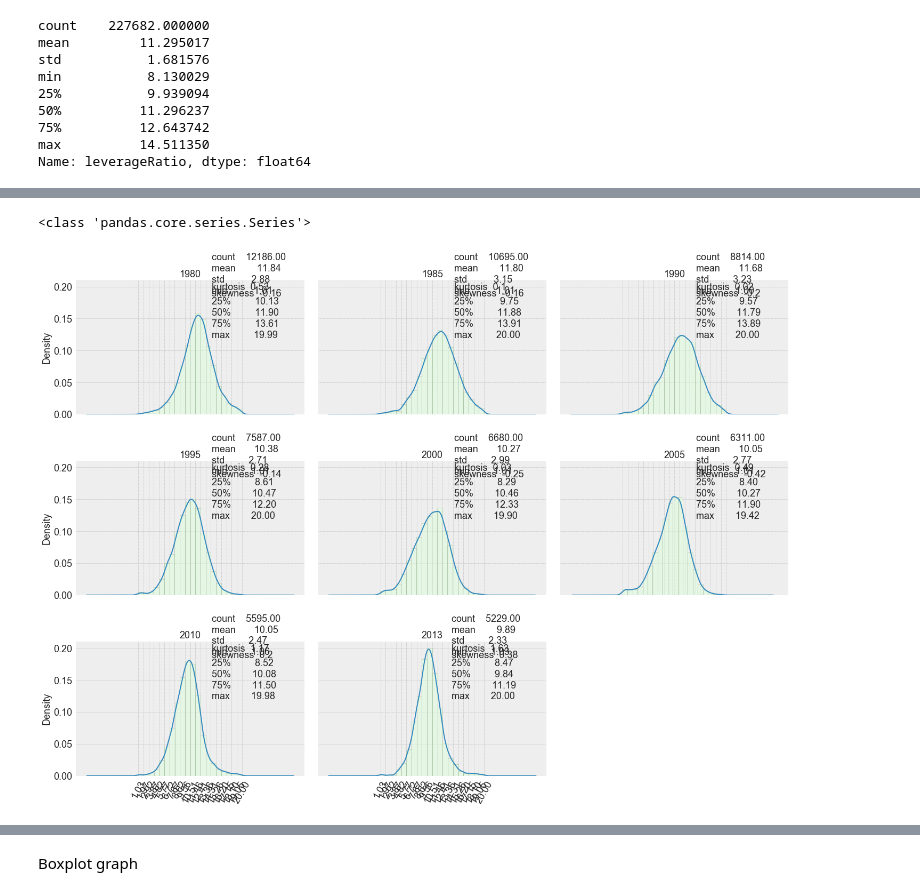
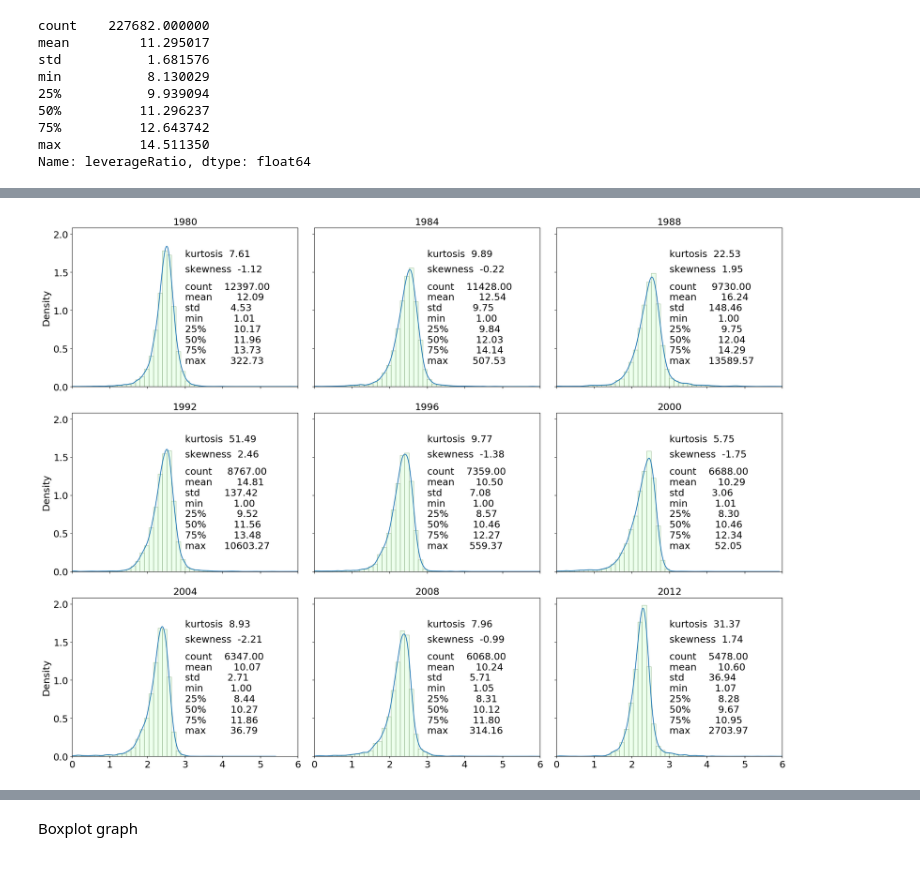
Before and after one commit to Alex-Telonic/BachelorThesisASch, a Jupyter notebook: LeverageDistribution.ipynb, the cells around one changed output, grey strips where cells are left out. Drawn from its saved outputs; the diff is of its cells as text; code cells hidden in the pictures.

```diff
--- a/LeverageDistribution.ipynb
+++ b/LeverageDistribution.ipynb
@@ -28,7 +28,7 @@ SMALL_SIZE = 8
 MEDIUM_SIZE = 10
 BIGGER_SIZE = 18
 
-plt.style.use('bmh')
+plt.style.use('default')
 
 
 plt.rcParams['font.size']=BIGGER_SIZE          # controls default text sizes
@@ -123,16 +123,17 @@ df_all_new = df_all.reset_index(level="year")
 print(df_all_new.leverageRatio.describe())
 df_all_new[df_all_new.year==1980]
 df_test_data = df_all_new.copy()
-df_test_data.leverageRatio = np.log(df_test_data.leverageRatio)
+df_test_data.leverageRatio = df_test_data.leverageRatio
 #fig, ax = plt.subplots()
 #plt.xticks(bins, rotation=60)
 ax = plt.gca()
 ax.set_title("Leverage distribution in 1980")
 ax.set_ylabel("Frequency normed to 1")
 ax.set_xlabel("Leverage")
-n, bins, patches = plt.hist(df_test_data.leverageRatio, bins=50, range=(0,5), density=True, edgecolor="#6A9662",color="#DDFFDD")
+n, bins, patches = plt.hist(np.log(df_test_data.leverageRatio), bins=80, density=True, edgecolor="#6A9662",color="#DDFFDD")
 #df_test_data.hist(column="leverageRatio", grid=False, figsize=(12,8), color='#86bf91', zorder=2, rwidth=0.9)
 #ax1 = plt.gca()
+bins_constant = bins
 # %% [output]
 count    325262.000000
 mean         12.195638
@@ -225,72 +239,80 @@ Name: leverageRatio, dtype: float64
 # %%
 Q1 = df.leverageRatio.quantile(0.15)
 Q3 = df.leverageRatio.quantile(0.85)
+
+
 #print(df[df.leverageRatio>20])
 #df = df[(df.leverageRatio > 0)]
 #print(df)
-fig, ax = plt.subplots(3, 3, figsize=(20,15), sharey=True, sharex=True)
+fig, ax = plt.subplots(3, 3, figsize=(20,15), sharex=True, sharey=True)
 ax = ax.ravel()
 year=1980
 x = 0
 temp_df = pd.DataFrame()
-for x in range(7):
-    temp_df = boxplot_df[boxplot_df.year==year]
+for x in range(9):
+    temp_df = df[df.year==year]
+    temp_df1 = temp_df.copy()
+    temp_df.leverageRatio = np.log(temp_df.leverageRatio)
+
     #print(temp_df)
-    n, bins, patches = ax[x].hist(temp_df.leverageRatio, bins=20 ,density=True, alpha=0.5, edgecolor="#6A9662",color="#DDFFDD")
+    n, bins, patches = ax[x].hist(temp_df.leverageRatio, bins=bins_constant ,density=True, alpha=0.5, edgecolor="#6A9662",color="#DDFFDD")
     temp_df.leverageRatio.plot.kde(ax=ax[x])
+    #print(bins_constant)
+    ax[x].set_xlim(0,6)
 
     ax[x].set_title(year)
-    ax[x].set(xticks=bins)
-    ax[x].text(14.5,0.12,temp_df.leverageRatio.describe().round(2).to_string())
+    #ax[x].set(xticks=bins)
+    ax[x].text(3,0.3,temp_df1.leverageRatio.describe().round(2).to_string())
 
     skew_value = temp_df.leverageRatio.skew().round(2)
     skew_value = "skewness  " + str(skew_value)
-    ax[x].text(14.5, 0.185, skew_value)
+    ax[x].text(3, 1.5, skew_value)
 
     kurtosis_value = temp_df.leverageRatio.kurtosis().round(2)
     kurtosis_value = "kurtosis  " + str(kurtosis_value)
-    ax[x].text(14.5, 0.195, kurtosis_value)
+    ax[x].text(3, 1.7, kurtosis_value)
 
 
 
     #ax[x].text(16.5,0.175, "Mean: " + str(round(temp_df.leverageRatio.mean(),2)))
     #ax[x].text(17,0.165, "Median: " + str(temp_df.leverageRatio.median()))
-    for tick in ax[x].get_xticklabels():
-        tick.set_rotation(60)
+    #for tick in ax[x].get_xticklabels():
+    #    tick.set_rotation(60)
     #print(bins)
     #ax[x].set_xticklabels(bins, rotation=60)
-    year = year + 5
+    year = year + 4
 
+'''
 year = year - 2
-temp_df = boxplot_df[boxplot_df.year==year]
-n, bins, patches = ax[7].hist(temp_df.leverageRatio, bins=20,density=True, alpha=0.5, edgecolor="#6A9662",color="#DDFFDD")
+temp_df = df[df.year==year]
+temp_df.leverageRatio = np.log(temp_df.leverageRatio)
+n, bins, patches = ax[7].hist(temp_df.leverageRatio, bins=50,density=True, alpha=0.5, edgecolor="green",color="#DDFFDD")
 temp_df.leverageRatio.plot.kde(ax=ax[7])
 for tick in ax[7].get_xticklabels():
         tick.set_rotation(60)
 ax[7].set_title(year)
+ax[7].set_xlim(0,6)
 #ax[1].text(1,1, temp_df.leverageRatio.mean())
-ax[7].set(xticks=bins)
-ax[7].text(14,0.12,temp_df.leverageRatio.describe().round(2).to_string())
+#ax[7].set(xticks=bins)
+#ax[7].text(14,0.12,temp_df.leverageRatio.describe().round(2).to_string())
 
 skew_value = temp_df.leverageRatio.skew().round(2)
 skew_value = "skewness  " + str(skew_value)
-ax[7].text(14, 0.185, skew_value)
+#ax[7].text(14, 0.185, skew_value)
 
 kurtosis_value = temp_df.leverageRatio.kurtosis().round(2)
 kurtosis_value = "kurtosis  " + str(kurtosis_value)
-ax[7].text(14, 0.195, kurtosis_value)
+#ax[7].text(14, 0.195, kurtosis_value)
 
-
-fig.delaxes(ax[8])
+'''
+#fig.delaxes(ax[8])
 #fig.suptitle('Categorical Plotting')
 #plt.subplots_adjust(left=0.1, bottom=0.02, right=0.75)
 plt.tight_layout()
 plt.savefig('LatexVorlage/graphs/Leverage/LeverageDistribution_LeverageRatio_8013.png')
 y = temp_df.leverageRatio.describe()
-print(type(y))
 # %% [output]
-<class 'pandas.core.series.Series'>
-[figure, old version]
+[figure, new version]
 # %%
 def normalize(column):
     upper = column.max()
```
Also changed, not shown: parts of 7 cells of this notebook, 9 other files.
